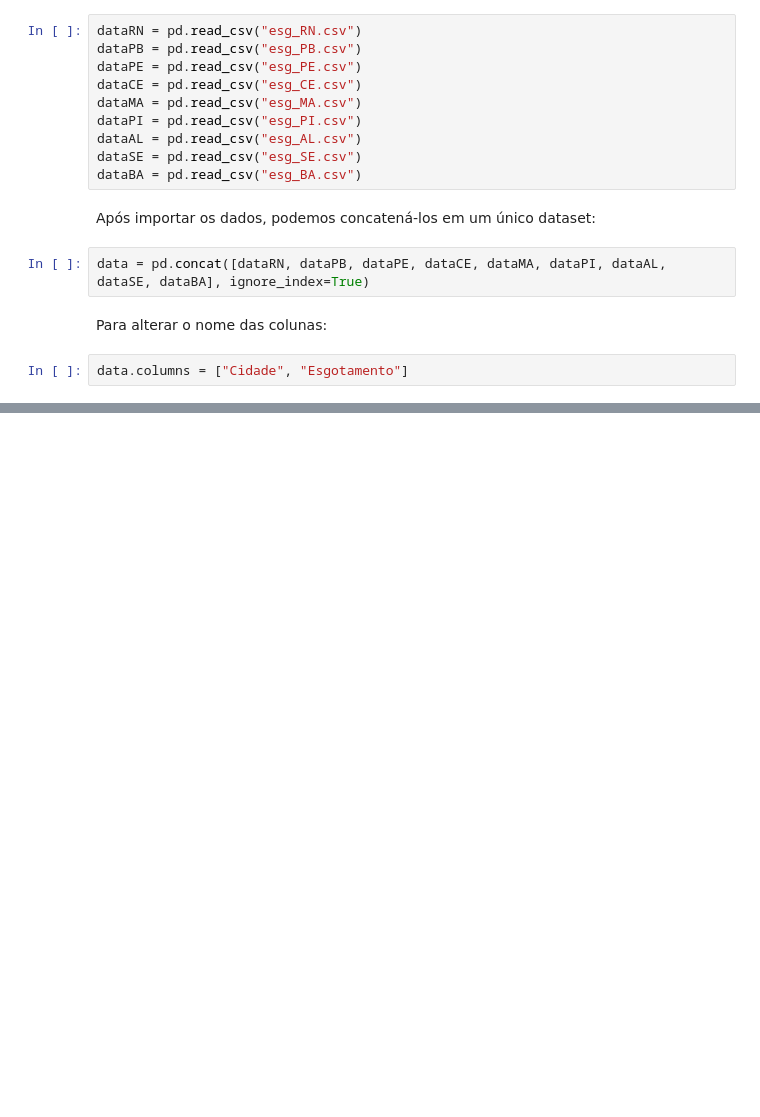
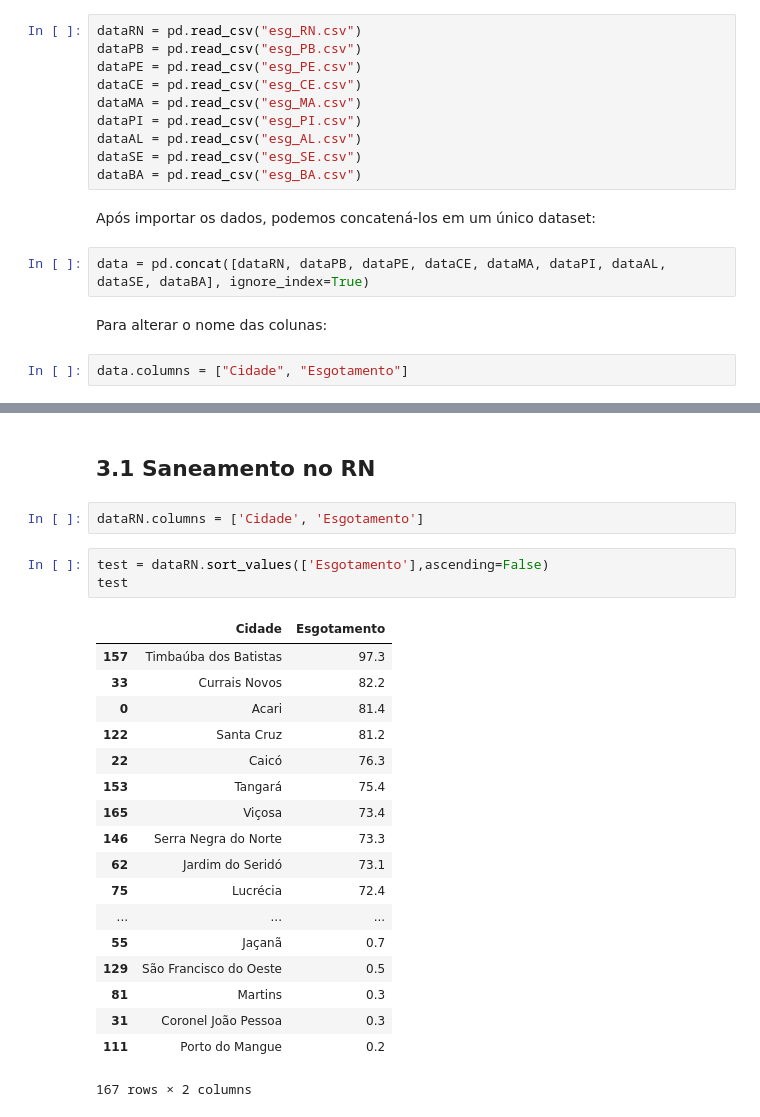
Before and after one commit to gabriel-igorq/Saneamento_Nordeste, a Jupyter notebook: Saneamento_Nordeste.ipynb, the cells around one changed output, grey strips where cells are left out. Saved outputs shown, nothing was run; the diff lists cells and outputs as text; blank space fills up the shorter version.

```diff
--- a/Saneamento_Nordeste.ipynb
+++ b/Saneamento_Nordeste.ipynb
@@ -175,0 +205,26 @@ m
+# %% [markdown]
+## 3.1 Saneamento no RN
+# %%
+dataRN.columns = ['Cidade', 'Esgotamento']
+# %%
+test = dataRN.sort_values(['Esgotamento'],ascending=False)
+test
+# %% [output]
+|  | Cidade | Esgotamento |
+| 157 | Timbaúba dos Batistas | 97.3 |
+| 33 | Currais Novos | 82.2 |
+| 0 | Acari | 81.4 |
+| 122 | Santa Cruz | 81.2 |
+| 22 | Caicó | 76.3 |
+| 153 | Tangará | 75.4 |
+| 165 | Viçosa | 73.4 |
+| 146 | Serra Negra do Norte | 73.3 |
+| 62 | Jardim do Seridó | 73.1 |
+| 75 | Lucrécia | 72.4 |
+| ... | ... | ... |
+| 55 | Jaçanã | 0.7 |
+| 129 | São Francisco do Oeste | 0.5 |
+| 81 | Martins | 0.3 |
+| 31 | Coronel João Pessoa | 0.3 |
+| 111 | Porto do Mangue | 0.2 |
+167 rows × 2 columns
```
Also changed, not shown: parts of 20 cells of this notebook, 22 other files.
